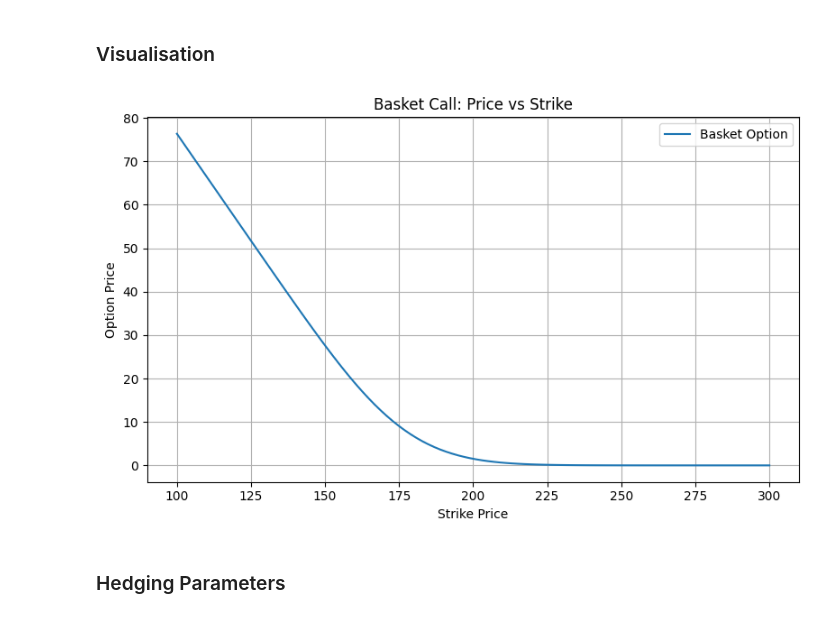
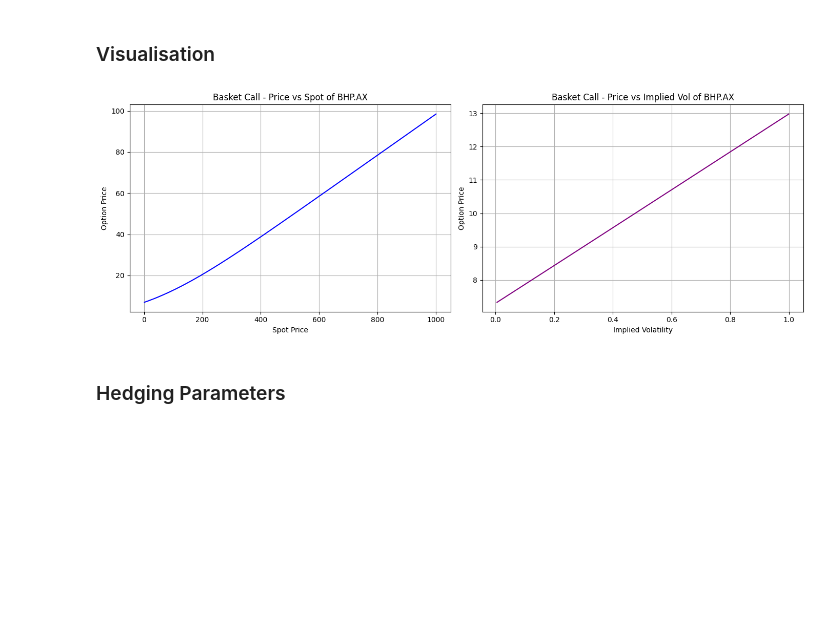
Before and after one commit to s4749543/Project3, a Jupyter notebook: trading_desk_analysis.ipynb, the cells around one changed output. Saved outputs shown, nothing was run; the diff lists cells and outputs as text; code cells hidden in the pictures; blank space fills up the shorter version.

```diff
--- a/trading_desk_analysis.ipynb
+++ b/trading_desk_analysis.ipynb
@@ -406,21 +416,24 @@ Basket Option Price: 8.700524856004776
 # %% [markdown]
 ### Visualisation
 # %%
-from visualise import visualize_basket_vs_strike
-
-visualize_basket_vs_strike(
-    basket_class=BasketCallOption,
-    strike_range=(100, 300, 100),
-    tickers=tickers_basket,
-    spot_prices=spot_basket,
+plot_spot_vol_sensitivity_basket_bs(
+    label="Basket Call",
+    base_spots=spot_basket,
+    base_vols=vol_basket,
     weights=weights,
+    corr_matrix=basket_corr,
+    strike=strike_basket,
     expiry=expiry_basket,
     rate=rate_basket,
-    vol=vol_basket,
-    corr_matrix=basket_corr
+    ticker="Basket",
+    tickers=tickers_basket,
+    component_index=0, # 0 = BHP, 1 = CSL, 2 = WDS, 3 = MQG
+    spot_range=(1, 1000, 200),
+    vol_range=(0.005, 1, 40),
+    option_class=BasketCallOption
 )
 # %% [output]
-[figure, old version]
+[figure, new version]
 # %% [markdown]
 ### Hedging Parameters
 # %%
```
Also changed, not shown: parts of 18 cells of this notebook, 1 other file.
